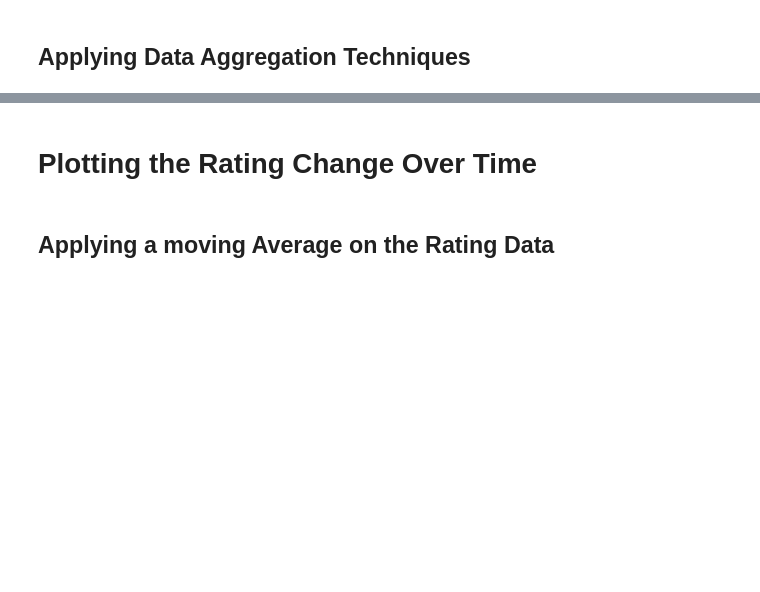
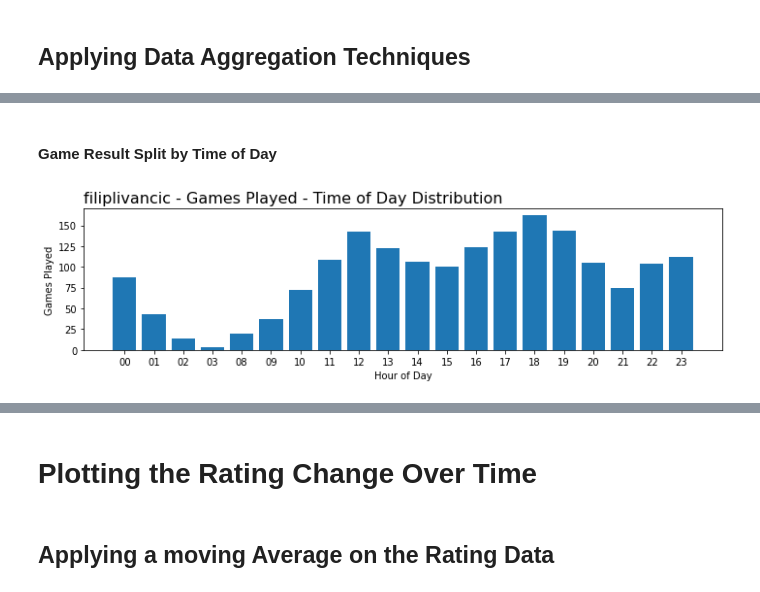
Before and after one commit to Filpill/chess_analysis, a Jupyter notebook: chess_analysis_v2.ipynb, the cells around one changed output, grey strips where cells are left out. Cells and saved outputs as stored; diff of their text form; code cells hidden in the pictures; blank space fills up the shorter version.

```diff
--- a/chess_analysis_v2.ipynb
+++ b/chess_analysis_v2.ipynb
@@ -344,0 +346,13 @@ set([words for words in df_original['Termination'] if 'filiplivancic' in words])
+# %% [markdown]
+#### Game Result Split by Time of Day
+# %%
+df_time = df_blitz.groupby(['Hour'])['rated'].count().reset_index(name='Games')
+
+fig, ax = plt.subplots(figsize=(10,3))
+ax.bar(df_time['Hour'],df_time['Games'])
+ax.set_title(f'{player} - Games Played - Time of Day Distribution',loc='left',fontsize=16)
+ax.set_xlabel('Hour of Day', fontsize = 10)
+ax.set_ylabel('Games Played', fontsize=10)
+plt.tight_layout()
+# %% [output]
+[figure, added]
```
Also changed, not shown: parts of 19 cells of this notebook.
